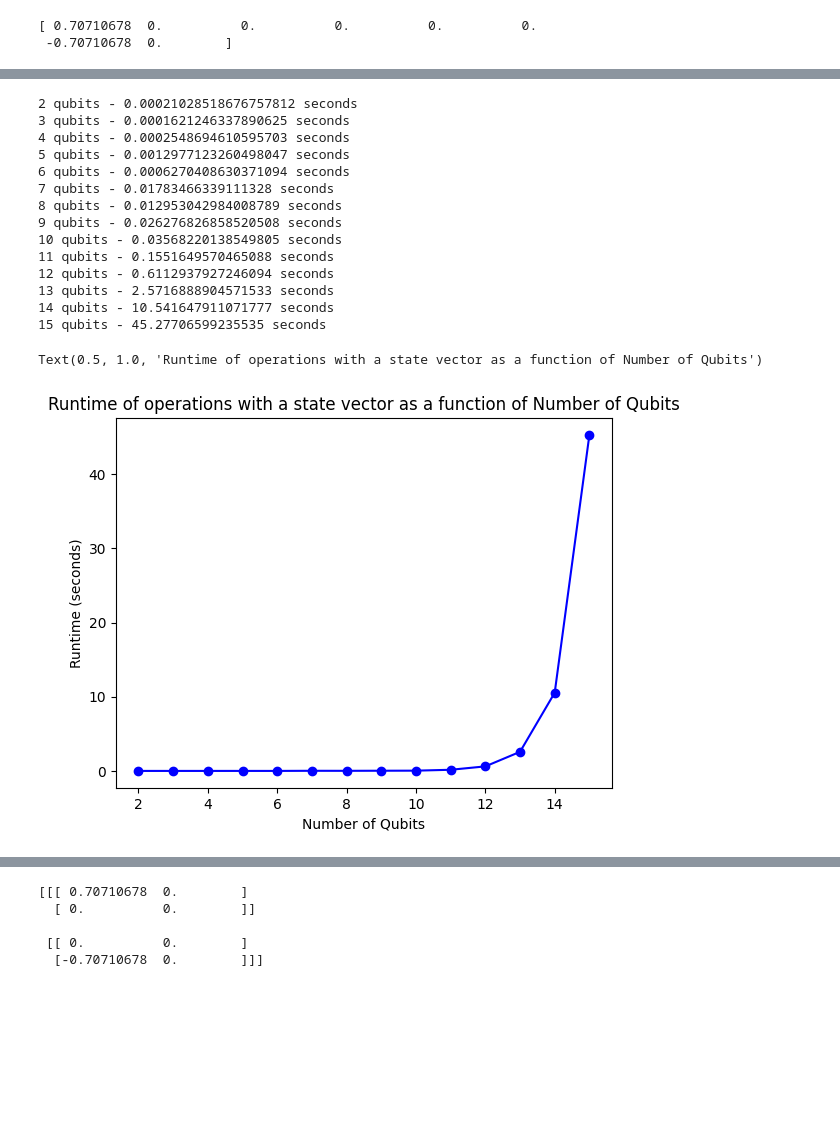
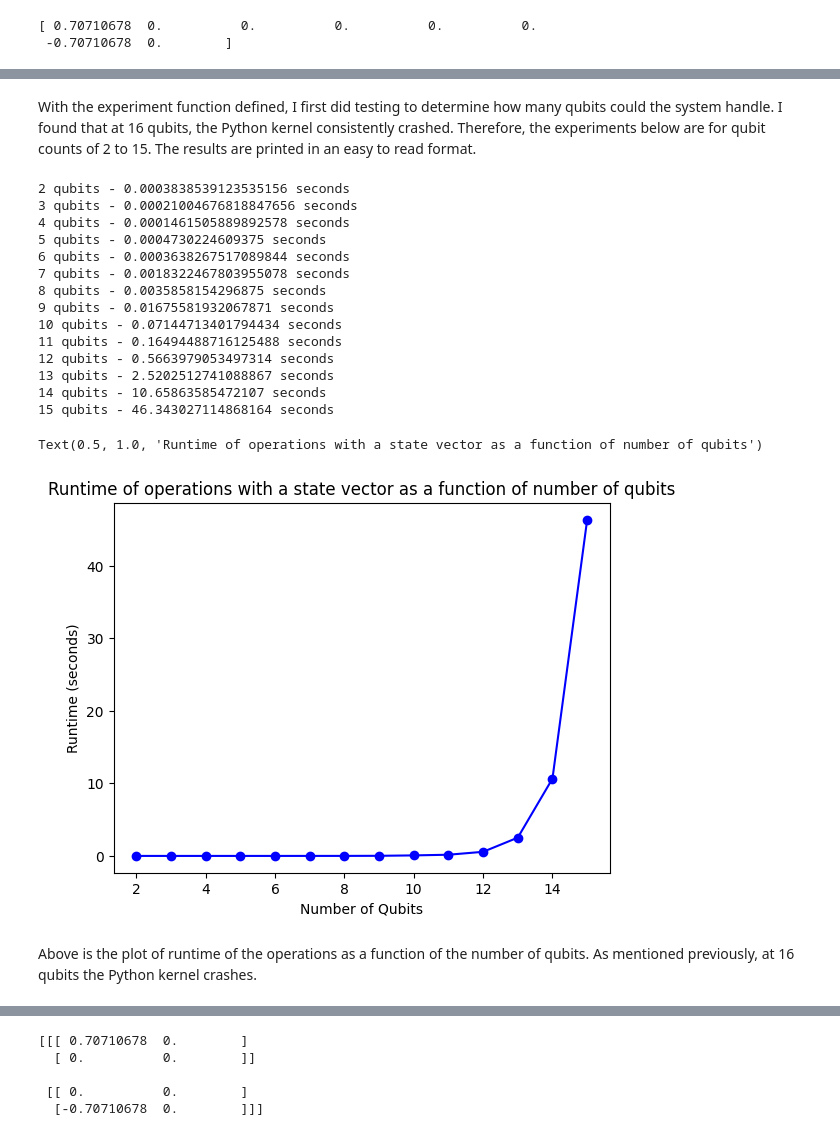
Before and after one commit to bdg221/qosf_cohort10, a Jupyter notebook: task1.ipynb, the cells around one changed output, grey strips where cells are left out. Cells and saved outputs as stored; diff of their text form; code cells hidden in the pictures; blank space fills up the shorter version.

```diff
--- a/task1.ipynb
+++ b/task1.ipynb
@@ -14,11 +34,4 @@ P1 = np.array([[0, 0],[0,1]])
 # %%
-def init_sv(num_qubits: int) -> np.array:
-    """Initialize the state vector and set the value to zero"""
-    sv = np.zeros(2**num_qubits)
-    # init state vector to 0
-    sv[0] = 1
-    return sv
-
 def operate_on_sv(operation, qubits, statevector: np.array) -> np.array:
     """Performs the operation on the statevector
 
@@ -40,7 +53,10 @@ def operate_on_sv(operation, qubits, statevector: np.array) -> np.array:
     elif(len(qubits) == 2 and not np.array_equal(operation, CNOT)):
         raise AttributeError("only 2 qubit gate is CNOT")
     elif(not all(q in range(1, total_number_qubits+1) for q in qubits)):
-        raise AttributeError("Qubits to act upon are not valid. If an operation acts upon a single qubit please enter an integer. If the operation acts on two qubit, include a list of integers with the first integer being the control and the second integer being the target.")
+        raise AttributeError("Qubits to act upon are not valid. If an operation acts upon a \
+                             single qubit please enter an integer. If the operation acts on \
+                             two qubit, include a list of integers with the first integer \
+                             being the control and the second integer being the target.")
 
     # Handle CNOT case
     elif(len(qubits) == 2):
@@ -69,7 +85,7 @@ def operate_on_sv(operation, qubits, statevector: np.array) -> np.array:
         for i in range(2, total_number_qubits):
             control_one_matrix = np.kron(control_one_matrix, control_is_one[i])
 
-        return np.dot(np.add(control_zero_matrix, control_one_matrix), statevector.transpose())
+        return np.dot(np.add(control_zero_matrix, control_one_matrix), np.conjugate(statevector.transpose()))
 
     # Handle single qubit operations
     else:
@@ -86,4 +102,4 @@ def operate_on_sv(operation, qubits, statevector: np.array) -> np.array:
         for i in range(2, total_number_qubits):
             operation_matrix = np.kron(operation_matrix, operation_krons[i])
 
-        return np.dot(operation_matrix, statevector.transpose())
+        return np.dot(operation_matrix, np.conjugate(statevector.transpose()))
@@ -100,5 +122,5 @@ print(statevector)
 # %%
-def run_sv_experiment(num_qubits: int):
+def run_sv_experiment(num_qubits: int) -> tuple[float, int, int, int, int]:
     """Runs the predetermined experiment of X, H, and CNOT operations.
     The time it takes to run the operations is saved and returned
 
@@ -110,15 +132,18 @@ def run_sv_experiment(num_qubits: int):
     """
 
     # determine X, H, control, and target qubits at random before starting
-    control_qubit, target_qubit = np.random.randint(1, num_qubits+1, 2)
-    x_qubit = np.random.randint(1, num_qubits+1, 1)
-    h_qubit = np.random.randint(1, num_qubits+1, 1)
+    control_qubit, target_qubit = np.random.choice(range(1, num_qubits+1), size=2, replace=False)
+    x_qubit = np.random.choice(range(1, num_qubits+1), size=1)
+    h_qubit = np.random.choice(range(1, num_qubits+1), size=1)
+
     start_time = time.time()
     statevector = init_sv(num_qubits)
     statevector = operate_on_sv(X, x_qubit, statevector)
     statevector = operate_on_sv(H, h_qubit, statevector)
     statevector = operate_on_sv(CNOT, [control_qubit,target_qubit], statevector)
     return(time.time()-start_time, x_qubit, h_qubit, control_qubit, target_qubit)
+# %% [markdown]
+With the experiment function defined, I first did testing to determine how many qubits could the system handle. I found that at 16 qubits, the Python kernel consistently crashed. Therefore, the experiments below are for qubit counts of 2 to 15. The results are printed in an easy to read format.
 # %%
 sv_results = {}
 
@@ -130,32 +155,34 @@ for num_qubits in range(2, 16):
 for qubit, result in sv_results.items():
     print(f"{qubit} qubits - {result[0]} seconds")
 # %% [output]
-2 qubits - 0.00021028518676757812 seconds
-3 qubits - 0.0001621246337890625 seconds
-4 qubits - 0.0002548694610595703 seconds
-5 qubits - 0.0012977123260498047 seconds
-6 qubits - 0.0006270408630371094 seconds
-7 qubits - 0.01783466339111328 seconds
-8 qubits - 0.012953042984008789 seconds
-9 qubits - 0.026276826858520508 seconds
-10 qubits - 0.03568220138549805 seconds
-11 qubits - 0.1551649570465088 seconds
-12 qubits - 0.6112937927246094 seconds
-13 qubits - 2.5716888904571533 seconds
-14 qubits - 10.541647911071777 seconds
-15 qubits - 45.27706599235535 seconds
+2 qubits - 0.0003838539123535156 seconds
+3 qubits - 0.00021004676818847656 seconds
+4 qubits - 0.0001461505889892578 seconds
+5 qubits - 0.0004730224609375 seconds
+6 qubits - 0.0003638267517089844 seconds
+7 qubits - 0.0018322467803955078 seconds
+8 qubits - 0.0035858154296875 seconds
+9 qubits - 0.01675581932067871 seconds
+10 qubits - 0.07144713401794434 seconds
+11 qubits - 0.16494488716125488 seconds
+12 qubits - 0.5663979053497314 seconds
+13 qubits - 2.5202512741088867 seconds
+14 qubits - 10.65863585472107 seconds
+15 qubits - 46.343027114868164 seconds
 # %%
 #Retrieve the qubits and runtimes for plotting
 qubits = list(sv_results.keys())
 runtimes = [sv_results[n][0] for n in qubits]
 
 # Plotting the data
 plt.plot(qubits, runtimes, marker='o', linestyle='-', color='b')
 
 # Adding labels and title
 plt.xlabel('Number of Qubits')
 plt.ylabel('Runtime (seconds)')
-plt.title('Runtime of operations with a state vector as a function of Number of Qubits')
+plt.title('Runtime of operations with a state vector as a function of number of qubits')
 # %% [output]
-Text(0.5, 1.0, 'Runtime of operations with a state vector as a function of Number of Qubits')
+Text(0.5, 1.0, 'Runtime of operations with a state vector as a function of number of qubits')
-[figure, old version]
+[figure, new version]
+# %% [markdown]
+Above is the plot of runtime of the operations as a function of the number of qubits. As mentioned previously, at 16 qubits the Python kernel crashes.
```
Also changed, not shown: parts of 22 cells of this notebook, 1 other file.
